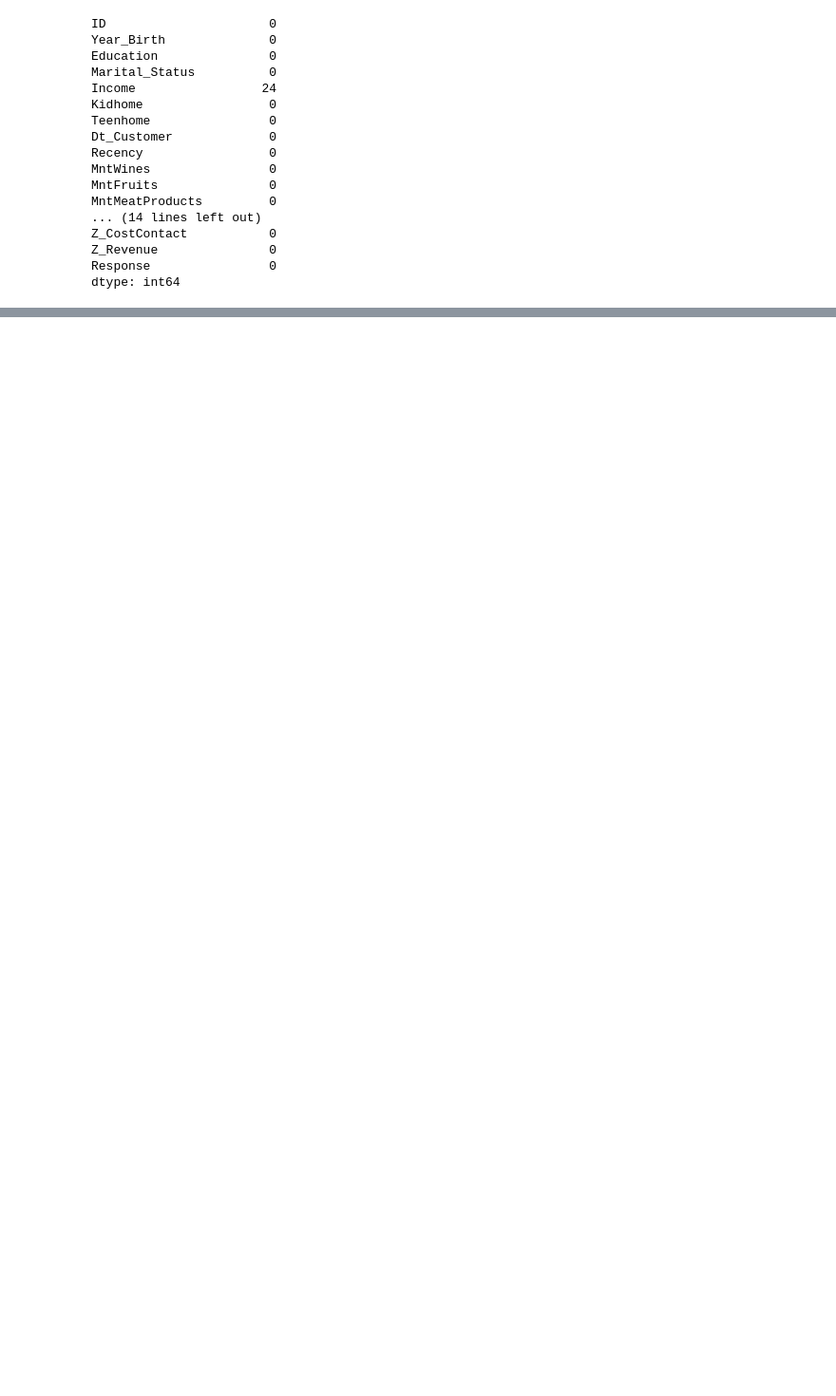
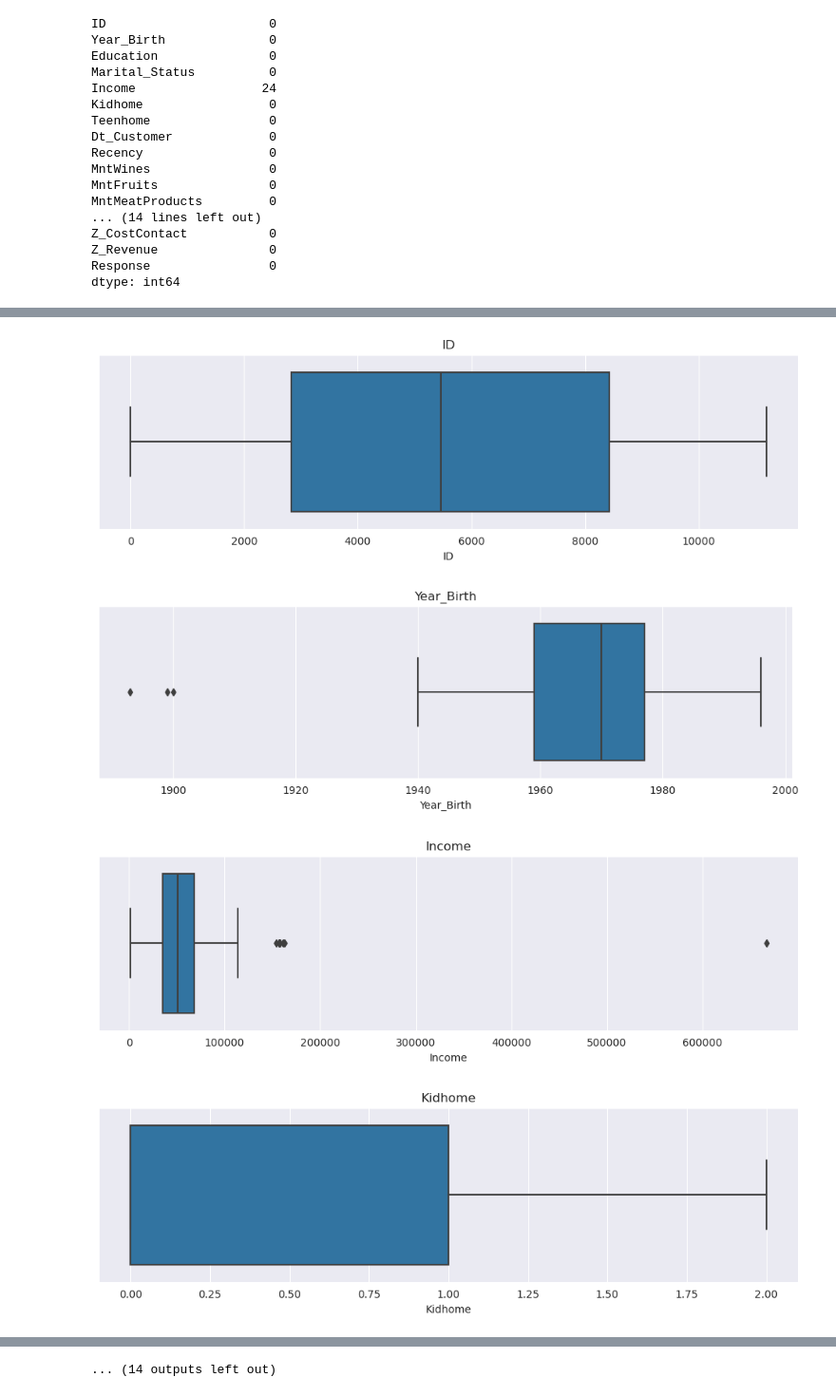
Before and after one commit to r-leeper/Marketing_Customer_Segmentation, a Jupyter notebook: main.ipynb, the cells around one changed output, grey strips where cells are left out. Shown: that part at 95% size. Saved outputs shown, nothing was run; the diff lists cells and outputs as text; code cells hidden in the pictures; blank space fills up the shorter version.

```diff
--- a/main.ipynb
+++ b/main.ipynb
@@ -77,3 +121,10 @@ Z_CostContact           0
 Z_Revenue               0
 Response                0
 dtype: int64
+# %%
+# Select only object columns and drop 'Dt_Customer' column
+object_columns = df.select_dtypes(include='object').drop(columns='Dt_Customer')
+
+# Iterate through each column and print unique values
+for column in object_columns:
+    print(f"Unique values for {column}: {df[column].unique()}")
@@ -85,0 +140,12 @@ plt.show()
+# %%
+# For each column, create a boxplot
+for column in df.select_dtypes(include='number').columns.tolist():
+    plt.figure(figsize=(12,3))
+    sns.boxplot(x = df[column])
+    plt.title(column)
+    plt.show()
+# %% [output]
+[figure, added]
+[figure, added]
+[figure, added]
+[figure, added]
@@ -85,0 +160 @@ plt.show()
+... (14 outputs left out)
```
Also changed, not shown: parts of 14 cells of this notebook.
